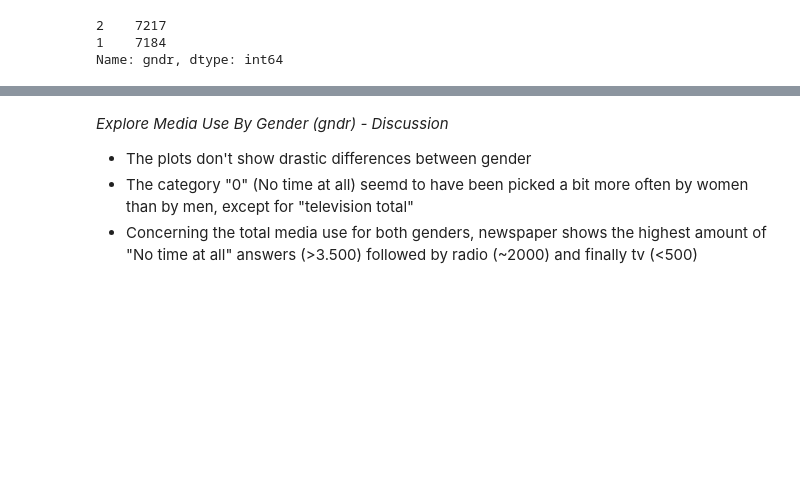
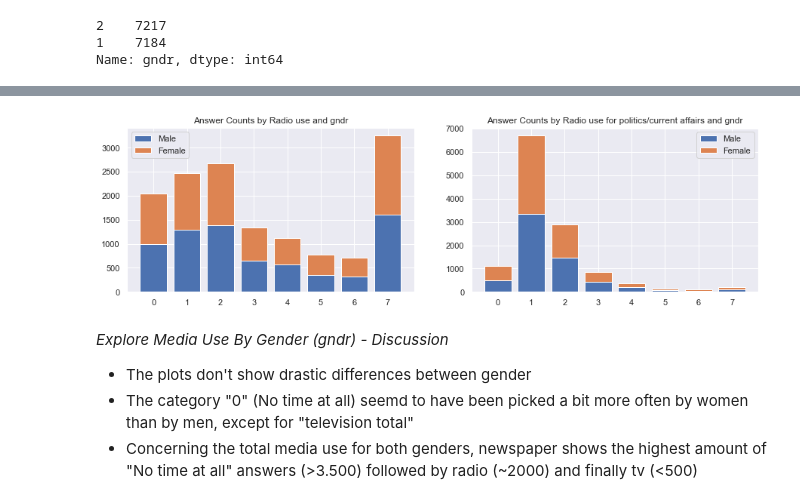
Before and after one commit to bytesbysophie/european-social-service-media-use, a Jupyter notebook: media-use-germany-data-analysis.ipynb, the cells around one changed output, grey strips where cells are left out. Drawn from its saved outputs; the diff is of its cells as text; code cells hidden in the pictures; blank space fills up the shorter version.

```diff
--- a/media-use-germany-data-analysis.ipynb
+++ b/media-use-germany-data-analysis.ipynb
@@ -172,3 +189,7 @@ plot_media_use_by_gender(df, 'rd')
+# %%
+plot_media_use_stacked_bars_by(df, 'rd', 'gndr', {1: "Male", 2: "Female"})
+# %% [output]
+[figure, added]
 # %% [markdown]
 *Explore Media Use By Gender (gndr) - Discussion*
 * The plots don't show drastic differences between gender
```
Also changed, not shown: parts of 72 cells of this notebook, 3 other files.
